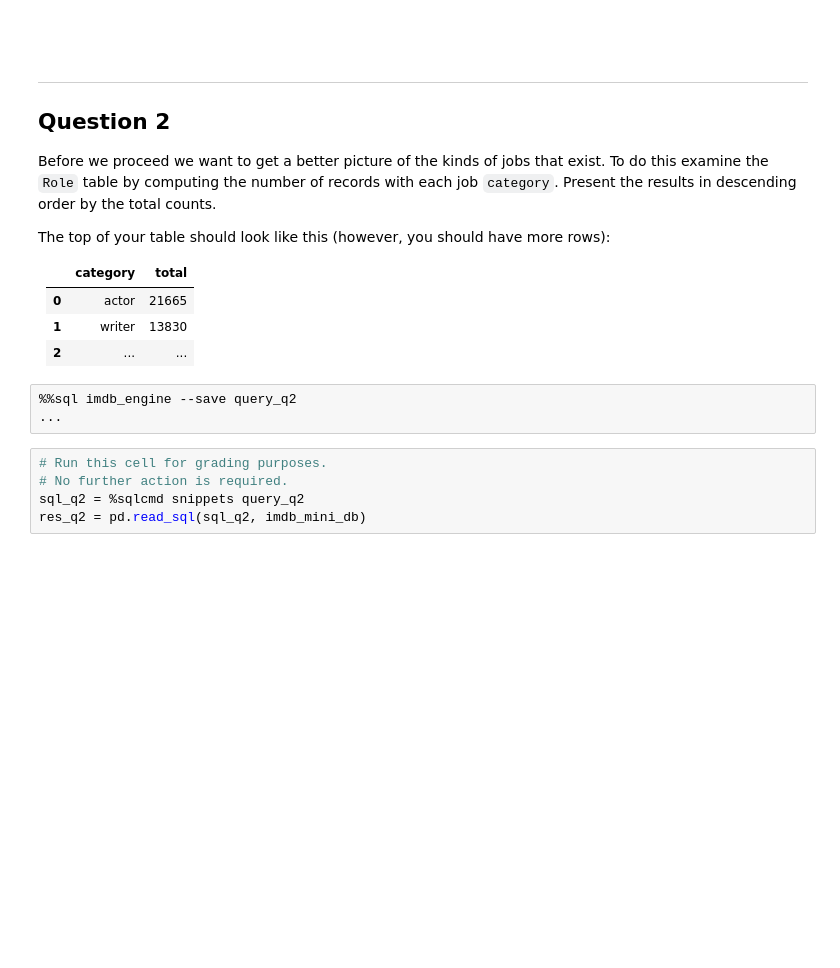
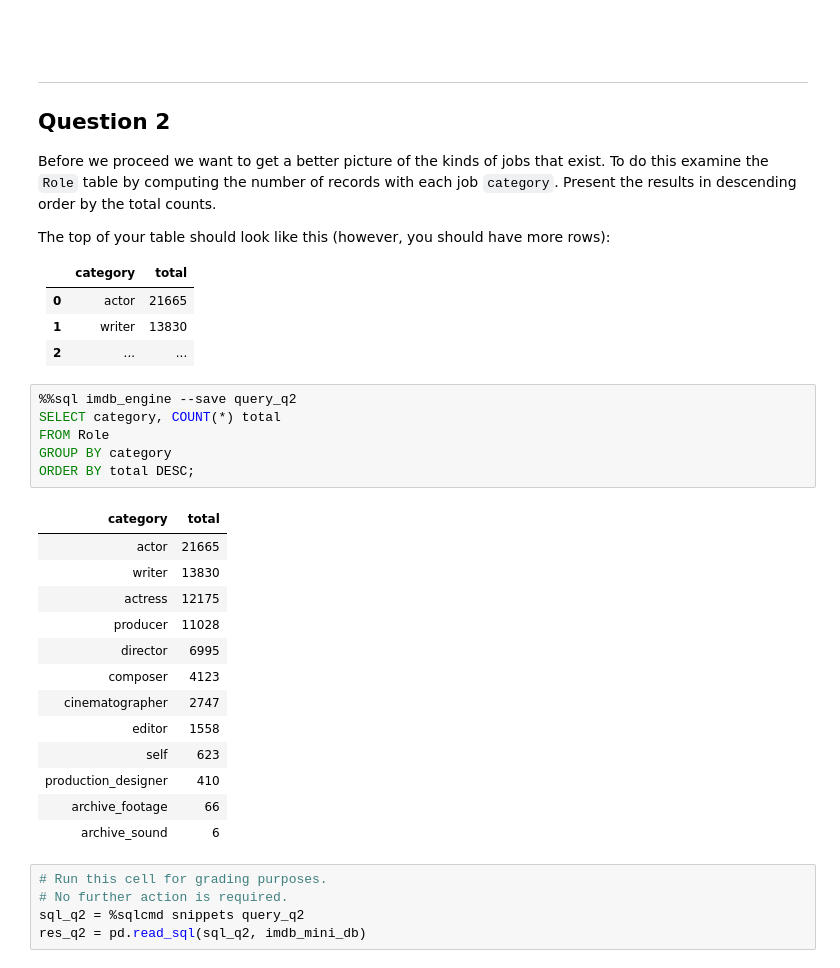
Before and after one commit to zaddle55/sp26-ds100-material, a Jupyter notebook: lab/lab09/lab09.ipynb, the cells around one changed output. Saved outputs shown, nothing was run; the diff lists cells and outputs as text; blank space fills up the shorter version.

```diff
--- a/lab/lab09/lab09.ipynb
+++ b/lab/lab09/lab09.ipynb
@@ -292,7 +333,24 @@ The top of your table should look like this (however, you should have more rows)
 |**2**|...|...|
 # %%
 %%sql imdb_engine --save query_q2
-...
+SELECT category, COUNT(*) total
+FROM Role
+GROUP BY category
+ORDER BY total DESC;
+# %% [output]
+| category | total |
+| actor | 21665 |
+| writer | 13830 |
+| actress | 12175 |
+| producer | 11028 |
+| director | 6995 |
+| composer | 4123 |
+| cinematographer | 2747 |
+| editor | 1558 |
+| self | 623 |
+| production_designer | 410 |
+| archive_footage | 66 |
+| archive_sound | 6 |
 # %%
 # Run this cell for grading purposes.
 # No further action is required.
```
Also changed, not shown: parts of 29 cells of this notebook.
